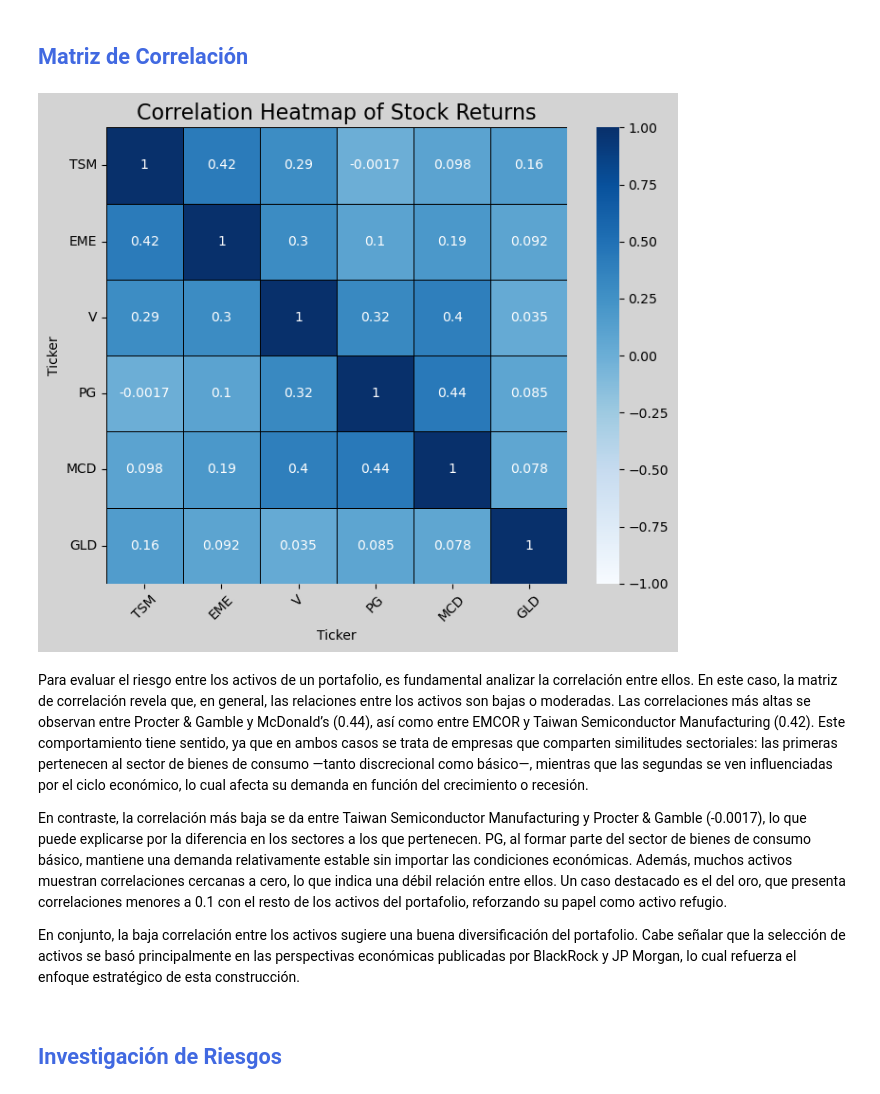
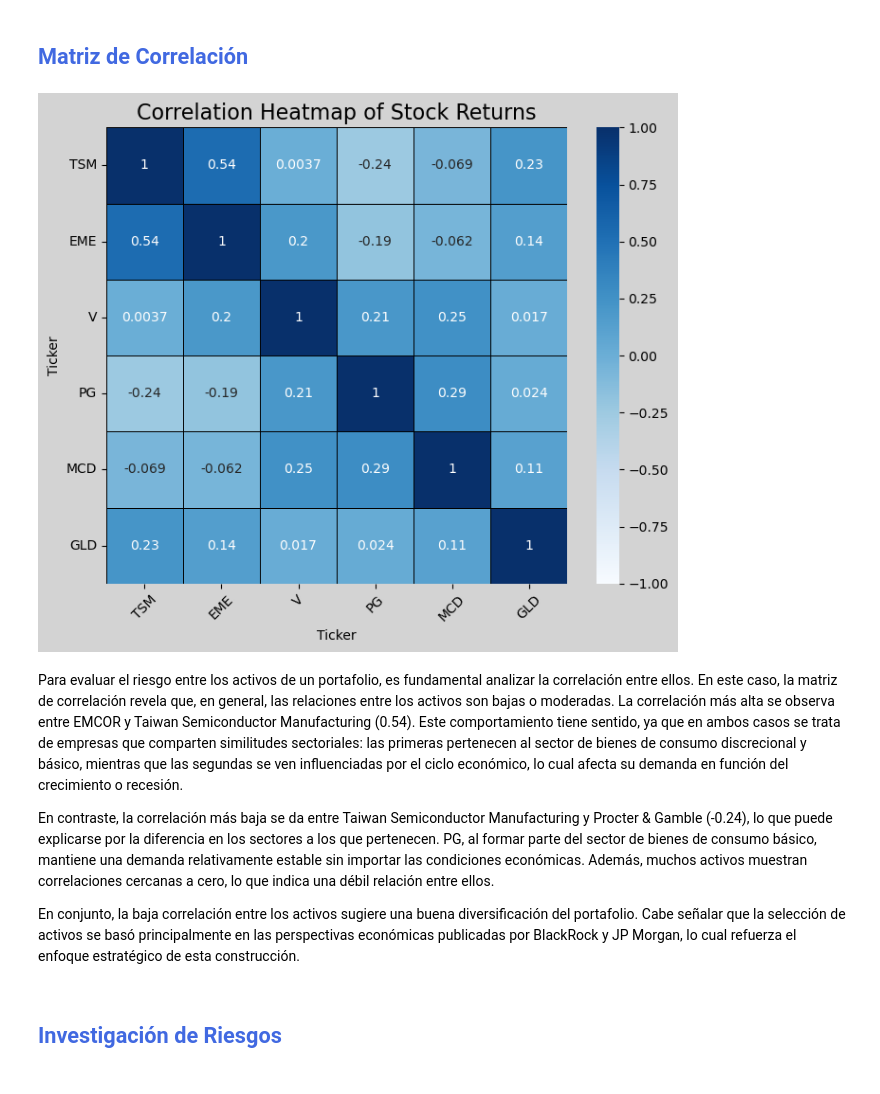
Before and after one commit to zayo1511/AdminDeRiesgos, a Jupyter notebook: Proyecto/Proyecto_Admin.ipynb, the cells around one changed output. Cells and saved outputs as stored; diff of their text form; code cells hidden in the pictures.

```diff
--- a/Proyecto/Proyecto_Admin.ipynb
+++ b/Proyecto/Proyecto_Admin.ipynb
@@ -918,29 +918,29 @@ Una vez realizado el rebalanceo llegamos a lo siguiente:
 # %% [markdown]
 ## <font color = "royalblue"> Matriz de Correlación
 # %%
-corr = rt.corr()
+corr = rt_test.corr()
 plt.figure(figsize=(7, 6))
 sns.heatmap(corr,
             annot=True,
             cmap='Blues',
             vmin=-1,
             vmax=1,
             linewidths=0.5,
             linecolor='black')
 
 plt.title('Correlation Heatmap of Stock Returns', fontsize=16)
 plt.xticks(rotation=45)
 plt.yticks(rotation=0)
 plt.tight_layout()
 plt.show()
 # %% [output]
-[figure, old version]
+[figure, new version]
 # %% [markdown]
 <font color='black'>
 
-Para evaluar el riesgo entre los activos de un portafolio, es fundamental analizar la correlación entre ellos. En este caso, la matriz de correlación revela que, en general, las relaciones entre los activos son bajas o moderadas. Las correlaciones más altas se observan entre Procter & Gamble y McDonald’s (0.44), así como entre EMCOR y Taiwan Semiconductor Manufacturing (0.42). Este comportamiento tiene sentido, ya que en ambos casos se trata de empresas que comparten similitudes sectoriales: las primeras pertenecen al sector de bienes de consumo —tanto discrecional como básico—, mientras que las segundas se ven influenciadas por el ciclo económico, lo cual afecta su demanda en función del crecimiento o recesión.
+Para evaluar el riesgo entre los activos de un portafolio, es fundamental analizar la correlación entre ellos. En este caso, la matriz de correlación revela que, en general, las relaciones entre los activos son bajas o moderadas. La correlación más alta se observa entre EMCOR y Taiwan Semiconductor Manufacturing (0.54). Este comportamiento tiene sentido, ya que en ambos casos se trata de empresas que comparten similitudes sectoriales: las primeras pertenecen al sector de bienes de consumo discrecional y básico, mientras que las segundas se ven influenciadas por el ciclo económico, lo cual afecta su demanda en función del crecimiento o recesión.
 
-En contraste, la correlación más baja se da entre Taiwan Semiconductor Manufacturing y Procter & Gamble (-0.0017), lo que puede explicarse por la diferencia en los sectores a los que pertenecen. PG, al formar parte del sector de bienes de consumo básico, mantiene una demanda relativamente estable sin importar las condiciones económicas. Además, muchos activos muestran correlaciones cercanas a cero, lo que indica una débil relación entre ellos. Un caso destacado es el del oro, que presenta correlaciones menores a 0.1 con el resto de los activos del portafolio, reforzando su papel como activo refugio.
+En contraste, la correlación más baja se da entre Taiwan Semiconductor Manufacturing y Procter & Gamble (-0.24), lo que puede explicarse por la diferencia en los sectores a los que pertenecen. PG, al formar parte del sector de bienes de consumo básico, mantiene una demanda relativamente estable sin importar las condiciones económicas. Además, muchos activos muestran correlaciones cercanas a cero, lo que indica una débil relación entre ellos.
 
 En conjunto, la baja correlación entre los activos sugiere una buena diversificación del portafolio. Cabe señalar que la selección de activos se basó principalmente en las perspectivas económicas publicadas por BlackRock y JP Morgan, lo cual refuerza el enfoque estratégico de esta construcción.
 # %% [markdown]
```
Also changed, not shown: parts of 17 cells of this notebook, 2 other files.
